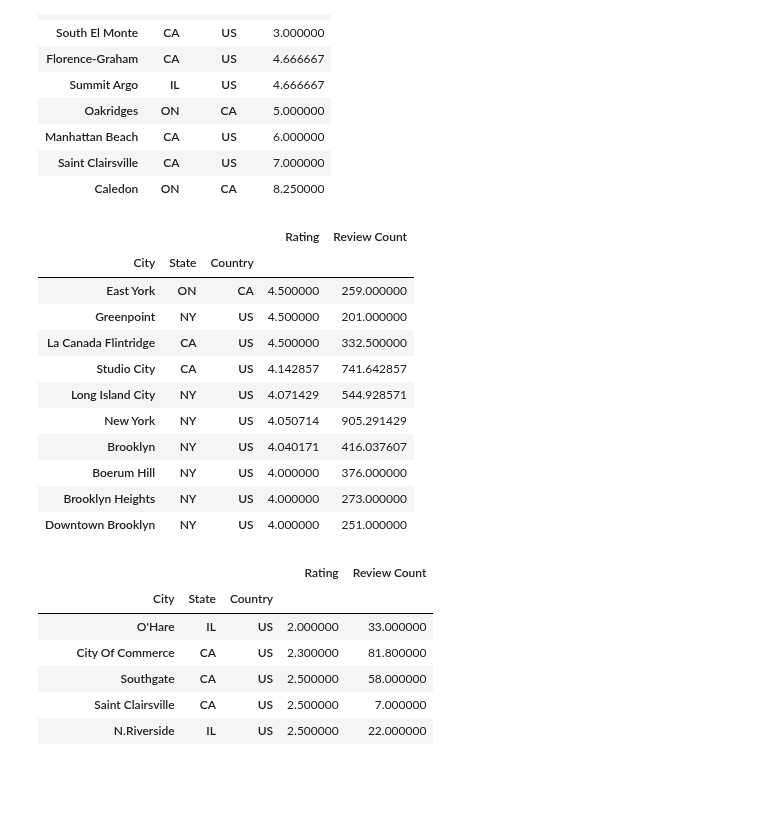
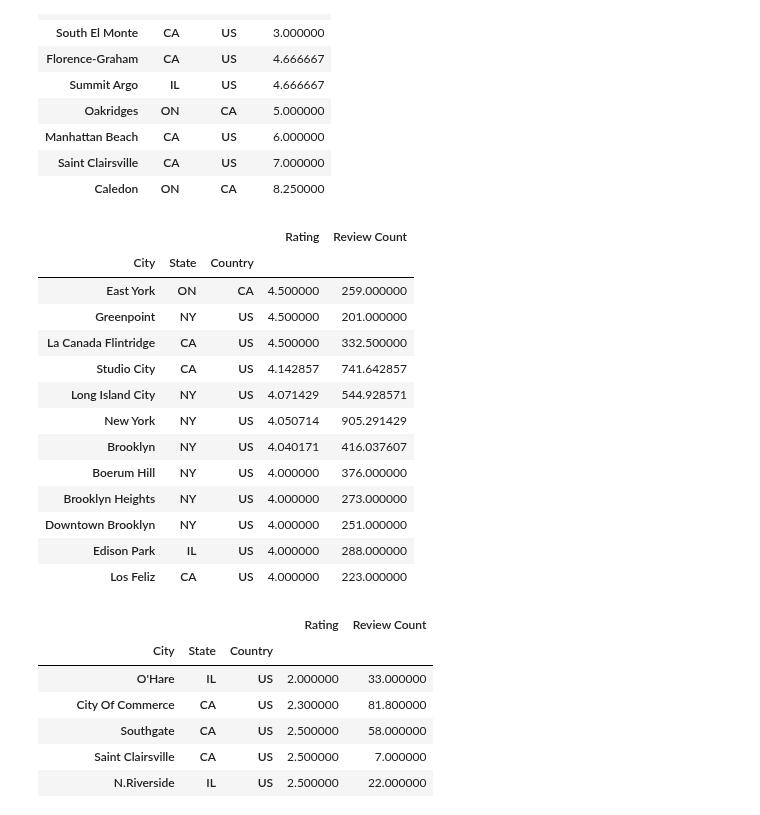
Before and after one commit to ermiasgelaye/Yelp-Challenge, a Jupyter notebook: pyRestaurants/yelp-challenge.ipynb, the cells around one changed output. Cells and saved outputs as stored; diff of their text form; code cells hidden in the pictures; blank space fills up the shorter version.

```diff
--- a/pyRestaurants/yelp-challenge.ipynb
+++ b/pyRestaurants/yelp-challenge.ipynb
@@ -592,22 +619,25 @@ bottom_review_cities.head(10)
 # %%
 # Cities geting average restaurants Review Count greater than 500 & rating greater than 4 (Best record)
 city_rating_review=cleaned_data[["City","State","Country","Rating","Review Count"]]
 Avergae_city_rate_rev= city_rating_review.groupby(["City","State","Country"]).mean()
 top_review_cities=Avergae_city_rate_rev[(Avergae_city_rate_rev['Review Count']>200) & (Avergae_city_rate_rev['Rating']>=4)].sort_values('Rating',ascending = False)
-top_review_cities.head(10)
+top_head_p=top_review_cities.head(20)
+top_head_p
 # %% [output]
 |  |  |  | Rating | Review Count |
 | City | State | Country |  |  |
 | East York | ON | CA | 4.500000 | 259.000000 |
 | Greenpoint | NY | US | 4.500000 | 201.000000 |
 | La Canada Flintridge | CA | US | 4.500000 | 332.500000 |
 | Studio City | CA | US | 4.142857 | 741.642857 |
 | Long Island City | NY | US | 4.071429 | 544.928571 |
 | New York | NY | US | 4.050714 | 905.291429 |
 | Brooklyn | NY | US | 4.040171 | 416.037607 |
 | Boerum Hill | NY | US | 4.000000 | 376.000000 |
 | Brooklyn Heights | NY | US | 4.000000 | 273.000000 |
 | Downtown Brooklyn | NY | US | 4.000000 | 251.000000 |
+| Edison Park | IL | US | 4.000000 | 288.000000 |
+| Los Feliz | CA | US | 4.000000 | 223.000000 |
 # %%
 # Cities geting average restaurants Review Count less than 100 & rating less than 2  (Worst record)
 city_rating_review=cleaned_data[["City","State","Country","Rating","Review Count"]]
```
Also changed, not shown: parts of 54 cells of this notebook, 5 other files.
